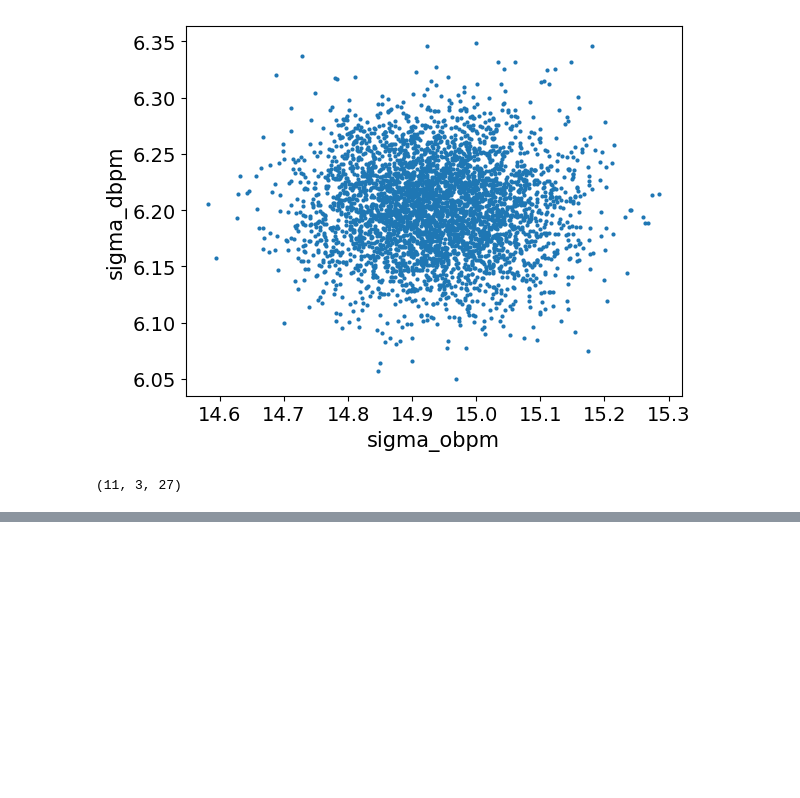
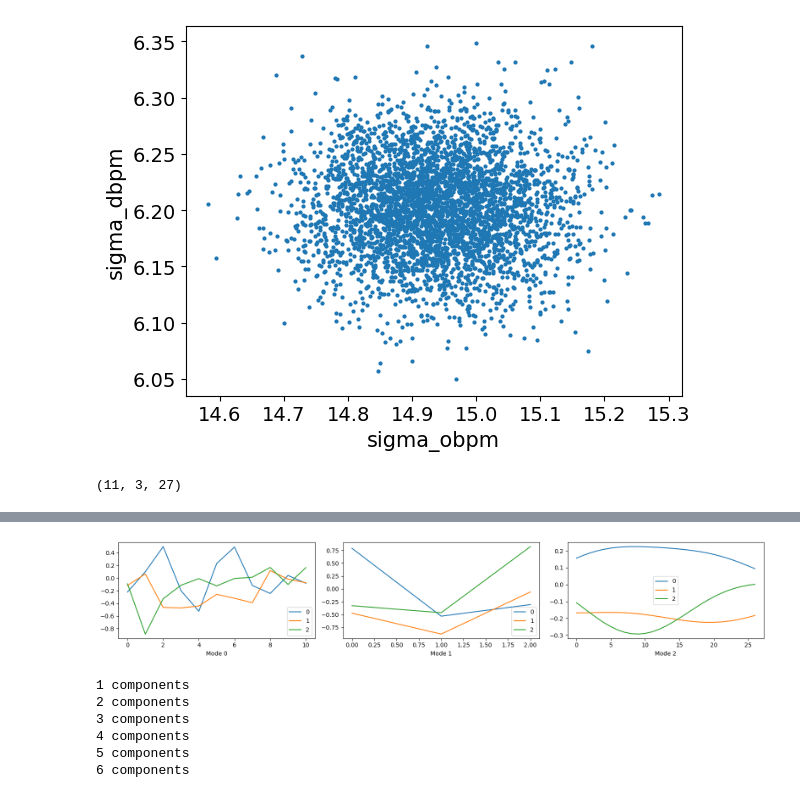
Before and after one commit to abrahme/nba_functional_analysis, a Jupyter notebook: HSGPFunctional.ipynb, the cells around one changed output, grey strips where cells are left out. Drawn from its saved outputs; the diff is of its cells as text; code cells hidden in the pictures; blank space fills up the shorter version.

```diff
--- a/HSGPFunctional.ipynb
+++ b/HSGPFunctional.ipynb
@@ -537,0 +528,6 @@ metric_weight_tensor.shape
+# %%
+cp_tensor_postprocessed = tlviz.postprocessing.postprocess(cp_tensor, metric_weight_tensor)
+fig, ax = tlviz.visualisation.components_plot(cp_tensor_postprocessed)
+plt.show()
+# %% [output]
+[figure, added]
@@ -537,0 +549,12 @@ metric_weight_tensor.shape
+# %%
+models = {}
+for rank in range(1,7):
+    print(f"{rank} components")
+    models[rank] = fit_many_parafac(metric_weight_tensor, rank, num_inits=5)
+# %% [output]
+1 components
+2 components
+3 components
+4 components
+5 components
+6 components
```
Also changed, not shown: parts of 49 cells of this notebook, 1 other file.
